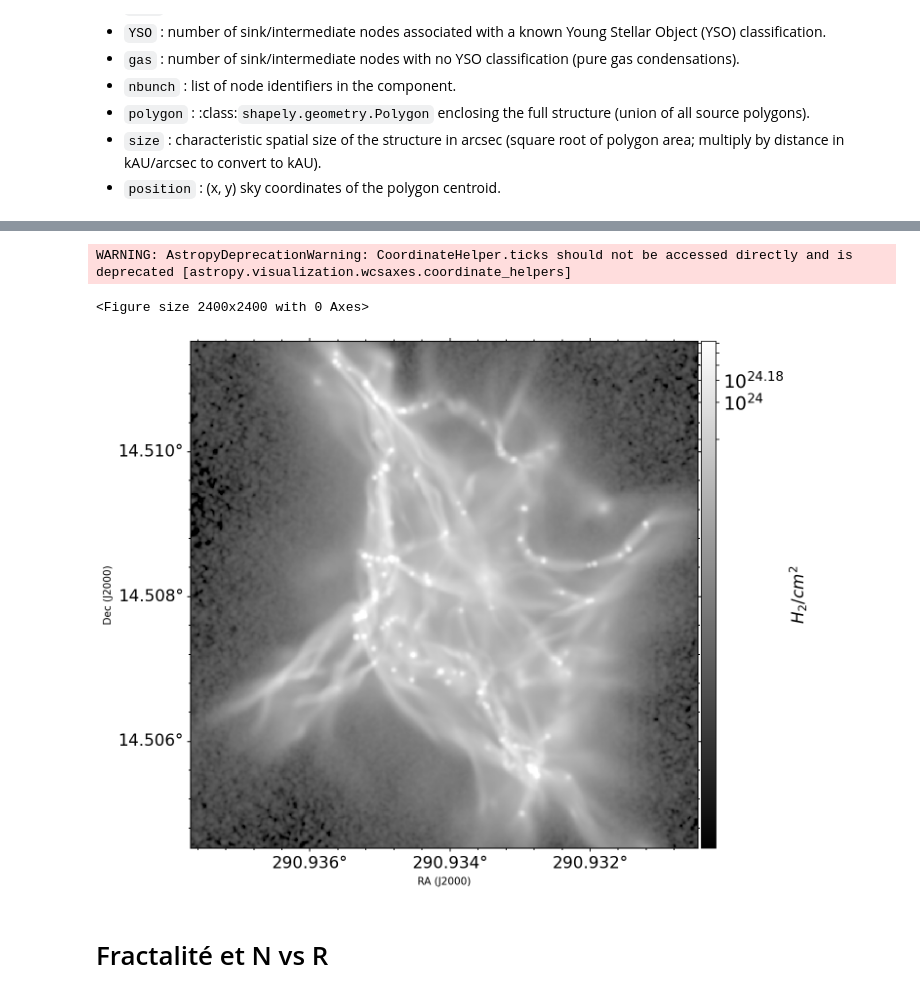
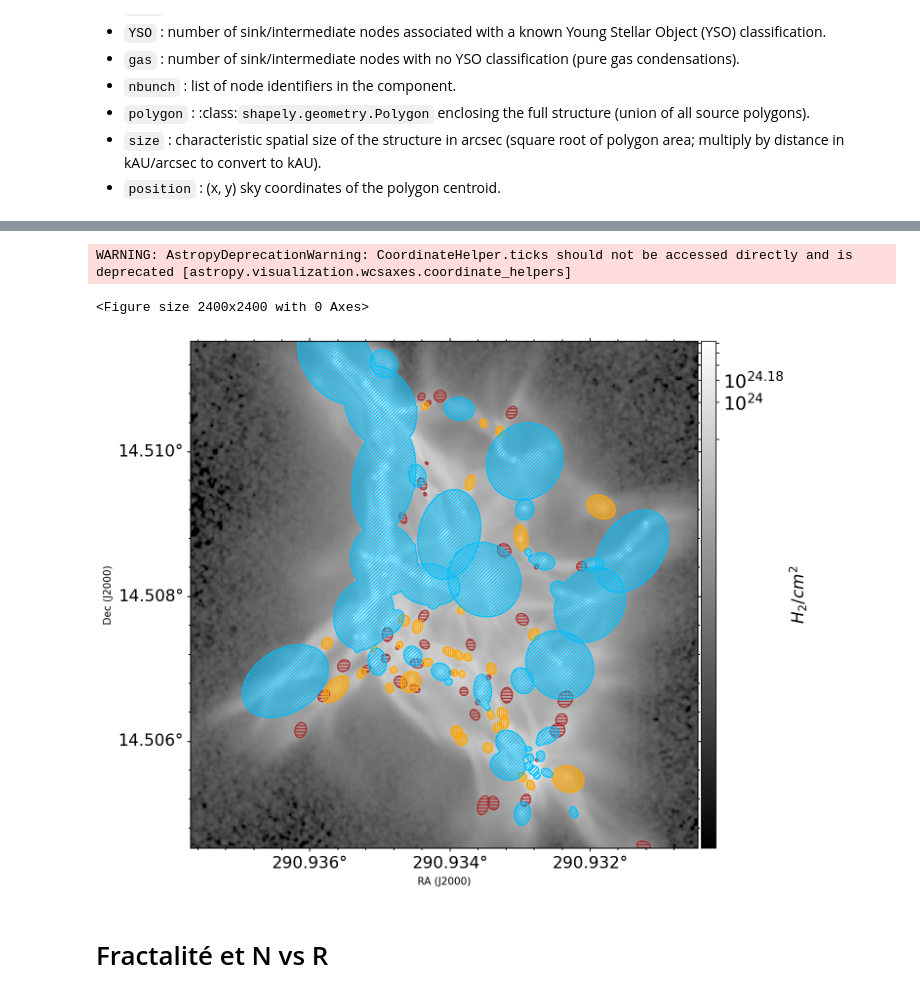
Before and after one commit to ThomassonB/FAMILY, a Jupyter notebook: Family_test.ipynb, the cells around one changed output, grey strips where cells are left out. Drawn from its saved outputs; the diff is of its cells as text; code cells hidden in the pictures.

```diff
--- a/Family_test.ipynb
+++ b/Family_test.ipynb
@@ -41,9 +57,11 @@ The autoreload extension is already loaded. To reload it, use:
 from pathlib import Path
 import pandas as pd
 
-path = Path("./benchmark/config_w43/").resolve()
 
-#reader = lambda x: pd.read_csv(x, **dict(skip_blank_lines=True, header=112,skiprows=[113,114], engine='python', sep="!|\s+"))
+
+
+path = Path("./benchmark/config_simu2026/").resolve()
+
 
 def reader(x):
     data = pd.read_csv(x, **dict(skip_blank_lines=True,
@@ -204,7 +240,6 @@ Ignoring fixed y limits to fulfill fixed data aspect with adjustable data limits
 import aplpy
 from astropy.io import fits
 from astropy.wcs import WCS
-from shapely.affinity import rotate
 
 ####### Figures Definition
 FIGURE = plt.figure(figsize=(16, 16))
@@ -212,7 +247,7 @@ FIGURE = plt.figure(figsize=(16, 16))
 
 colors = ["m", "g", "b", "r", "c"]
 
-hdu = fits.open('benchmark2AU/fits/column_density_01500_z.+.noise.mul1e23.r900au.bor-4650.rs333au.fits')
+hdu = fits.open('benchmark/fits/column_density_01500_z.+.noise.mul1e23.r900au.bor-4650.rs333au.fits')
 
 img = hdu[0].data
 hdr = hdu[0].header
@@ -244,34 +279,34 @@ fig.tick_labels.set_yformat('dd.ddd')
 fig.tick_labels.set_font(size=16)
 
 
 # structures
 modes = ['ISOLATED', 'LINEAR', 'HIERARCHICAL']
 colors = ['brown',  'orange', 'deepskyblue'] #= azure
 hatches = ['----', '||||||', '///////']
 alphas = [0.2, 0.2, 0.2]
 
 
 
 for mode, color, hatch, alpha in zip(modes, colors, hatches, alphas):
     polygons = structure_table["polygon"][structure_table["mode"] == mode]
     comp = structure_table["component"][structure_table["mode"] == mode]
     PTS = []
     for i, poly in enumerate(polygons):
         node = sorted(comp.values[i].nodes)[-1]
         x, y = poly.exterior.xy
         PTS.append(np.reshape(np.ravel([x, y]), (len(x), 2), order='F'))
 
     fig.show_polygons(PTS, facecolor=color, edgecolor="none", alpha=alpha)
     fig.show_polygons(PTS, facecolor="none", edgecolor=color, hatch=hatch)
     fig.show_polygons(PTS, facecolor="none", edgecolor=color, alpha=0.5)
 
 
 #fig.scalebar.show()  # length in degrees
 plt.savefig('Struct_Repartition.pdf')
 # %% [output]
 WARNING: AstropyDeprecationWarning: CoordinateHelper.ticks should not be accessed directly and is deprecated [astropy.visualization.wcsaxes.coordinate_helpers]
 <Figure size 2400x2400 with 0 Axes>
-[figure, old version]
+[figure, new version]
 # %% [markdown]
 # Fractalité et N vs R
 # %%
```
Also changed, not shown: parts of 15 cells of this notebook.
